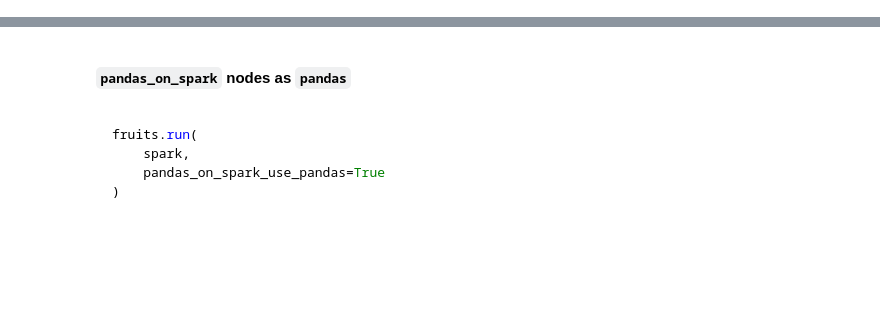
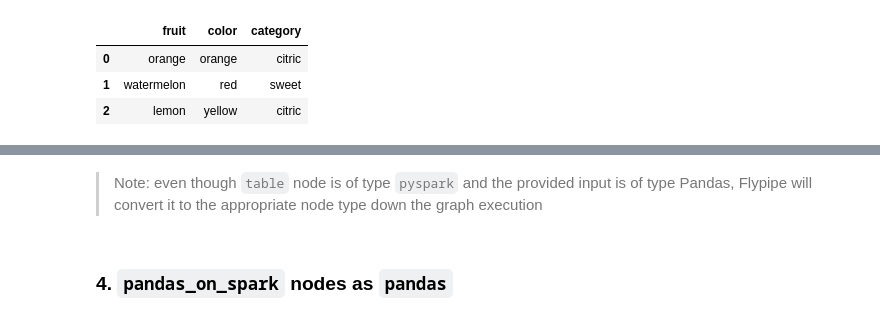
Before and after one commit to flypipe/flypipe, a Jupyter notebook: docs/source/notebooks/tutorial/multiple_node_types.ipynb, the cells around one changed output, grey strips where cells are left out. Cells and saved outputs as stored; diff of their text form; code cells hidden in the pictures; blank space fills up the shorter version.

````diff
--- a/docs/source/notebooks/tutorial/multiple_node_types.ipynb
+++ b/docs/source/notebooks/tutorial/multiple_node_types.ipynb
@@ -190,10 +226,13 @@ fruits.run(inputs={
 # %%
-# Running pandas_on_spark nodes as pandas and with provided input
+import pandas as pd
 fruit_table_df = pd.DataFrame(data={"_fruit": ["ORANGE", "WATERMELON", "LEMON"]})
 
-experiment = "Default (as implemented) + provided `pandas` dataframe as input"
-print(experiment)
-result = %timeit -o fruits.run(spark, inputs={ Spark("table"): fruit_table_df })
-results.loc[results.shape[0]] = [experiment, result.average]
+df = fruits.run(spark, inputs={ Spark("table"): fruit_table_df })
+display(df)
 
 displayHTML(fruits.html(inputs={ Spark("table"): fruit_table_df }, width=html_width, height=html_height))
+# %% [output]
+|  | fruit | color | category |
+| 0 | orange | orange | citric |
+| 1 | watermelon | red | sweet |
+| 2 | lemon | yellow | citric |
@@ -200,12 +240,5 @@ displayHTML(fruits.html(inputs={ Spark("table"): fruit_table_df }, width=html_wi
+# %% [markdown]
+> Note: even though `table` node is of type `pyspark` and the provided input is of type Pandas, Flypipe will convert it to the appropriate node type down the graph execution
 # %% [markdown]
-#### `pandas_on_spark` nodes as `pandas`
-
-```python
-
-fruits.run(
-    spark,
-    pandas_on_spark_use_pandas=True
-)
-
-```
+### 4. `pandas_on_spark` nodes as `pandas`
 # %%
````
Also changed, not shown: parts of 43 cells of this notebook, 15 other files.
